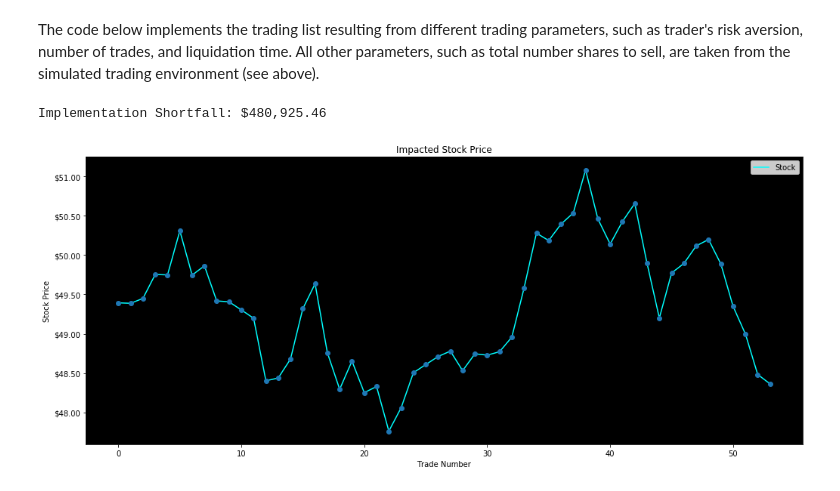
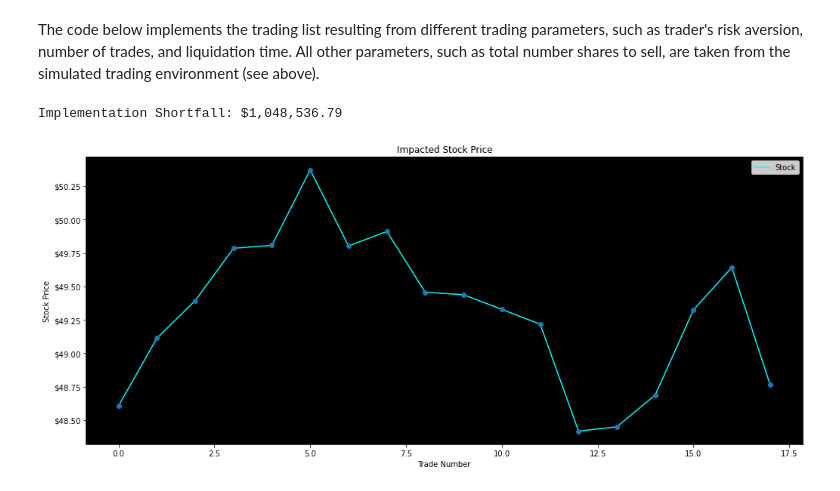
Before and after one commit to readerwei/udacity_DRL, a Jupyter notebook: finance2/Trading Lists.ipynb, the cells around one changed output. Saved outputs shown, nothing was run; the diff lists cells and outputs as text; code cells hidden in the pictures.

```diff
--- a/finance2/Trading Lists.ipynb
+++ b/finance2/Trading Lists.ipynb
@@ -104,28 +104,28 @@ The code below implements the trading list resulting from different trading para
 # %%
 %matplotlib inline
 
 import matplotlib.pyplot as plt
 
 import utils
 
 # We set the default figure size
 plt.rcParams['figure.figsize'] = [17.0, 7.0]
 
 
 # Set the random seed
 sd = 0
 
 # Set the number of days to sell all shares (i.e. the liquidation time)
 l_time = 60
 
 # Set the number of trades
 n_trades = 60
 
 # Set the trader's risk aversion
-t_risk = 1e-6
+t_risk = 1e-5
 
 # Implement the trading list for the given parameters
 utils.implement_trade_list(seed = sd, lq_time = l_time, nm_trades = n_trades, tr_risk = t_risk)
 # %% [output]
-Implementation Shortfall: $480,925.46
+Implementation Shortfall: $1,048,536.79
-[figure, old version]
+[figure, new version]
```
Also changed, not shown: 3 other files.
